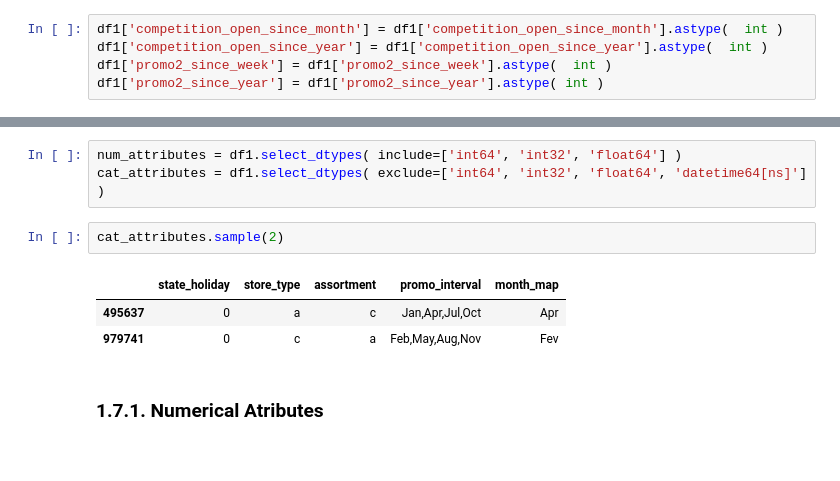
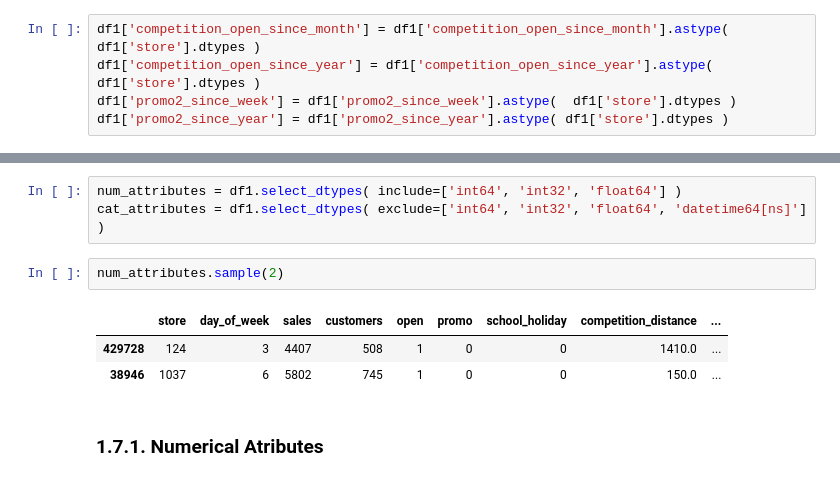
Before and after one commit to Barbosamuel/Data-Science-Em-Producao, a Jupyter notebook: M02_v01_store_sales_predict.ipynb, the cells around one changed output, grey strips where cells are left out. Saved outputs shown, nothing was run; the diff lists cells and outputs as text.

```diff
--- a/M02_v01_store_sales_predict.ipynb
+++ b/M02_v01_store_sales_predict.ipynb
@@ -164,10 +186,10 @@ month_map                               object
 is_promo                                 int64
 dtype: object
 # %%
-df1['competition_open_since_month'] = df1['competition_open_since_month'].astype(  int )
-df1['competition_open_since_year'] = df1['competition_open_since_year'].astype(  int )
-df1['promo2_since_week'] = df1['promo2_since_week'].astype(  int )
-df1['promo2_since_year'] = df1['promo2_since_year'].astype( int )
+df1['competition_open_since_month'] = df1['competition_open_since_month'].astype(  df1['store'].dtypes )
+df1['competition_open_since_year'] = df1['competition_open_since_year'].astype(  df1['store'].dtypes )
+df1['promo2_since_week'] = df1['promo2_since_week'].astype(  df1['store'].dtypes )
+df1['promo2_since_year'] = df1['promo2_since_year'].astype( df1['store'].dtypes )
 # %%
 df1.dtypes
 # %% [output]
@@ -194,11 +216,11 @@ dtype: object
 num_attributes = df1.select_dtypes( include=['int64', 'int32', 'float64'] )
 cat_attributes = df1.select_dtypes( exclude=['int64', 'int32', 'float64', 'datetime64[ns]'] )
 # %%
-cat_attributes.sample(2)
+num_attributes.sample(2)
 # %% [output]
-|  | state_holiday | store_type | assortment | promo_interval | month_map |
-| 495637 | 0 | a | c | Jan,Apr,Jul,Oct | Apr |
-| 979741 | 0 | c | a | Feb,May,Aug,Nov | Fev |
+|  | store | day_of_week | sales | customers | open | promo | school_holiday | competition_distance | ... |
+| 429728 | 124 | 3 | 4407 | 508 | 1 | 0 | 0 | 1410.0 | ... |
+| 38946 | 1037 | 6 | 5802 | 745 | 1 | 0 | 0 | 150.0 | ... |
 # %% [markdown]
 ### 1.7.1. Numerical Atributes
 # %%
```
Also changed, not shown: parts of 23 cells of this notebook, 3 other files.
